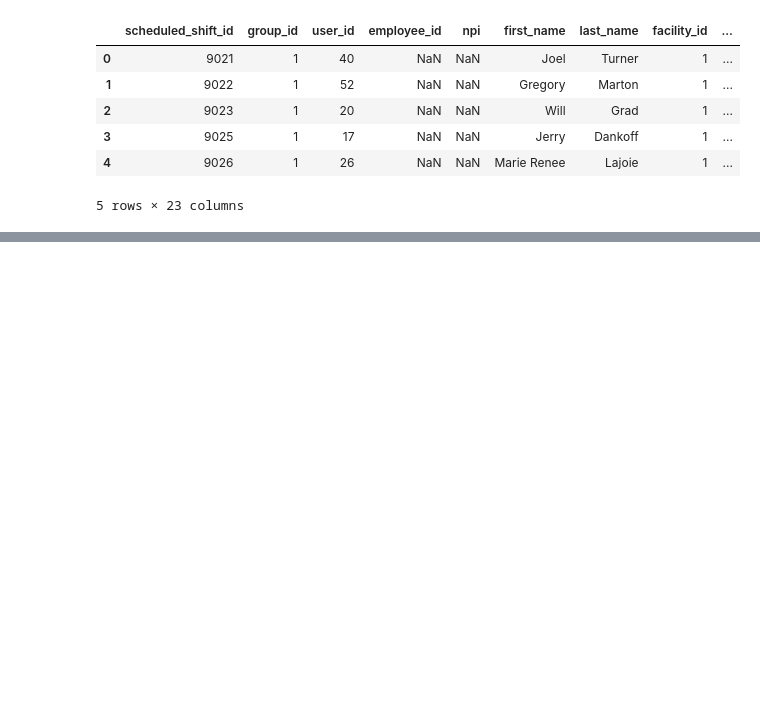
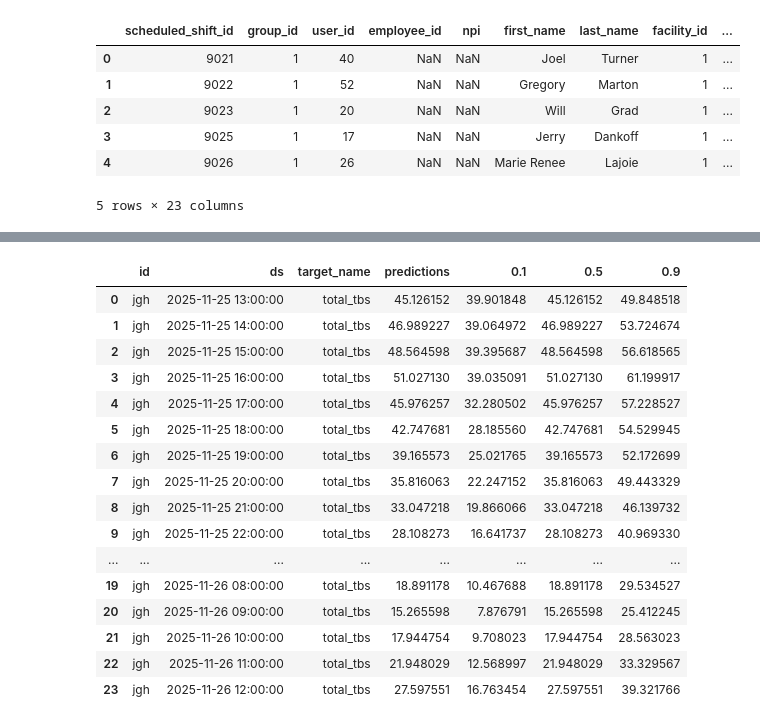
Before and after one commit to drdevinhopkins/ed-flow-2023, a Jupyter notebook: notebooks/25-11-25.ipynb, the cells around one changed output, grey strips where cells are left out. Saved outputs shown, nothing was run; the diff lists cells and outputs as text; code cells hidden in the pictures; blank space fills up the shorter version.

```diff
--- a/notebooks/25-11-25.ipynb
+++ b/notebooks/25-11-25.ipynb
@@ -40,6 +40,8 @@ df.tail()
 5 rows × 51 columns
 # %%
 all_shifts_df = pd.read_csv('https://www.dropbox.com/scl/fi/yeyr2a7pj6nry8i2q3m0c/all_shifts.csv?rlkey=q1su2h8fqxfnlu7t1l2qe1w0q&raw=1')
+all_shifts_df['shift_start'] = pd.to_datetime(all_shifts_df['shift_start']).dt.round('h')
+all_shifts_df['shift_end'] = pd.to_datetime(all_shifts_df['shift_end']).dt.round('h')
 all_shifts_df.head()
 # %% [output]
 |  | scheduled_shift_id | group_id | user_id | employee_id | npi | first_name | last_name | facility_id | ... |
@@ -51,0 +96,3 @@ all_shifts_df.head()
+# %%
+all_shifts_df['shift_type'] = all_shifts_df['shift_short_name'].map(shift_types_dict)
+all_shifts_df.head()
@@ -56,2 +153,3 @@ shift_types_dict = {
 # %%
-all_shifts_df.
+df = df.merge(hourly_shifts_by_user_df, on='ds')
+df.tail()
@@ -57,0 +270,30 @@ all_shifts_df.
+# %%
+# Predict
+pred_df = pipeline.predict_df(
+    df,
+    # future_df = future_df.head(24),
+    prediction_length=24,
+    quantile_levels=[0.1, 0.5, 0.9],
+    id_column=ID_COL,
+    timestamp_column=TS_COL,
+    target=TARGETS,
+)
+pred_df
+# %% [output]
+|  | id | ds | target_name | predictions | 0.1 | 0.5 | 0.9 |
+| 0 | jgh | 2025-11-25 13:00:00 | total_tbs | 45.126152 | 39.901848 | 45.126152 | 49.848518 |
+| 1 | jgh | 2025-11-25 14:00:00 | total_tbs | 46.989227 | 39.064972 | 46.989227 | 53.724674 |
+| 2 | jgh | 2025-11-25 15:00:00 | total_tbs | 48.564598 | 39.395687 | 48.564598 | 56.618565 |
+| 3 | jgh | 2025-11-25 16:00:00 | total_tbs | 51.027130 | 39.035091 | 51.027130 | 61.199917 |
+| 4 | jgh | 2025-11-25 17:00:00 | total_tbs | 45.976257 | 32.280502 | 45.976257 | 57.228527 |
+| 5 | jgh | 2025-11-25 18:00:00 | total_tbs | 42.747681 | 28.185560 | 42.747681 | 54.529945 |
+| 6 | jgh | 2025-11-25 19:00:00 | total_tbs | 39.165573 | 25.021765 | 39.165573 | 52.172699 |
+| 7 | jgh | 2025-11-25 20:00:00 | total_tbs | 35.816063 | 22.247152 | 35.816063 | 49.443329 |
+| 8 | jgh | 2025-11-25 21:00:00 | total_tbs | 33.047218 | 19.866066 | 33.047218 | 46.139732 |
+| 9 | jgh | 2025-11-25 22:00:00 | total_tbs | 28.108273 | 16.641737 | 28.108273 | 40.969330 |
+| ... | ... | ... | ... | ... | ... | ... | ... |
+| 19 | jgh | 2025-11-26 08:00:00 | total_tbs | 18.891178 | 10.467688 | 18.891178 | 29.534527 |
+| 20 | jgh | 2025-11-26 09:00:00 | total_tbs | 15.265598 | 7.876791 | 15.265598 | 25.412245 |
+| 21 | jgh | 2025-11-26 10:00:00 | total_tbs | 17.944754 | 9.708023 | 17.944754 | 28.563023 |
+| 22 | jgh | 2025-11-26 11:00:00 | total_tbs | 21.948029 | 12.568997 | 21.948029 | 33.329567 |
+| 23 | jgh | 2025-11-26 12:00:00 | total_tbs | 27.597551 | 16.763454 | 27.597551 | 39.321766 |
```
Also changed, not shown: parts of 12 cells of this notebook, 3 other files.
